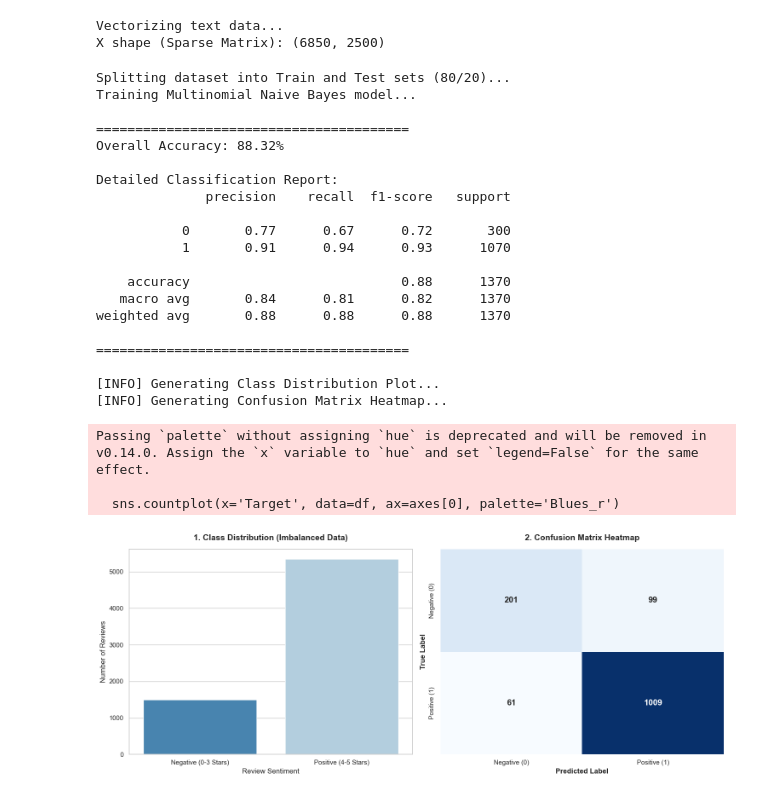
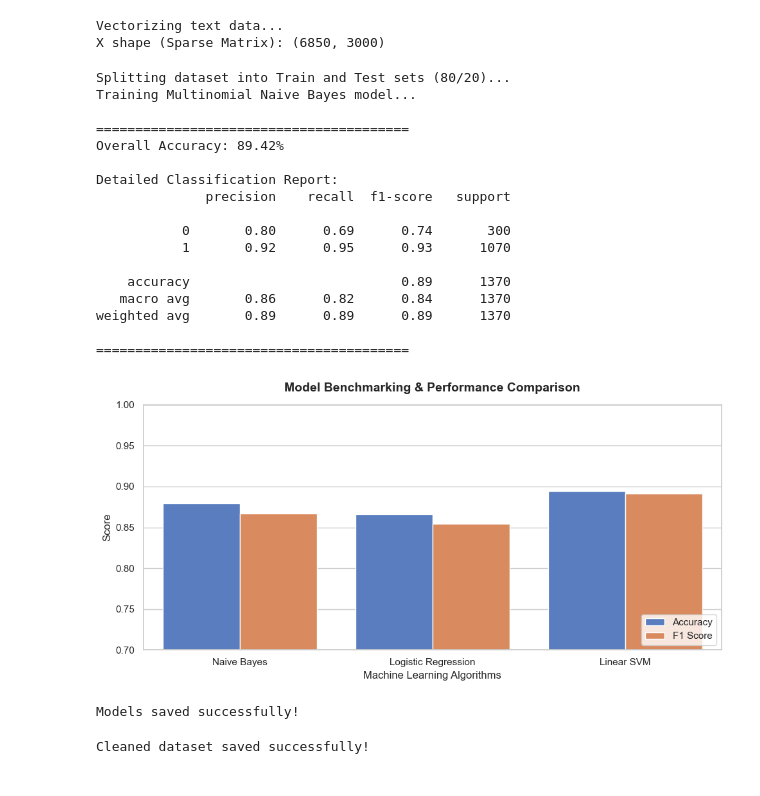
Before and after one commit to mainady187/Amazon-Reviews-2017, a Jupyter notebook: review.ipynb, the cells around one changed output. Drawn from its saved outputs; the diff is of its cells as text; code cells hidden in the pictures.

```diff
--- a/review.ipynb
+++ b/review.ipynb
@@ -32,18 +34,18 @@ Data loaded successfully. Shape: (6850, 8)
 | 3 | https://www.amazon.com/All-New-Am... | Five Stars | Love my Echo | Black | 10/19/2017 | Echo Dot | 5 | 1 |
 | 4 | https://www.amazon.com/All-New-Am... | Five Stars | Great device | Black | 9/17/2017 | Echo Dot | 5 | 1 |
 # %%
-def prepare_features(df: pd.DataFrame) -> Tuple[csr_matrix, pd.Series, CountVectorizer]:
+def prepare_features(df: pd.DataFrame) -> Tuple[csr_matrix, pd.Series, TfidfVectorizer]:
     print("Vectorizing text data...")
-    vectorizer = CountVectorizer(stop_words='english', max_features=2500)
+    tfidf = TfidfVectorizer(stop_words='english', max_features=3000, ngram_range=(1, 2))
 
-    X_vectorized = vectorizer.fit_transform(df['Review Text'])
+    X = tfidf.fit_transform(df['Review Text'])
     y = df['Target']
 
-    return X_vectorized, y, vectorizer
+    return X, y, tfidf
 
-X, y, text_vectorizer = prepare_features(processed_df)
+X, y, tfidf = prepare_features(processed_df)
 print(f"X shape (Sparse Matrix): {X.shape}")
 # %% [output]
 Vectorizing text data...
-X shape (Sparse Matrix): (6850, 2500)
+X shape (Sparse Matrix): (6850, 3000)
 # %%
@@ -74,51 +64,72 @@ def plot_project_visualizations(df: pd.DataFrame, y_test: pd.Series, y_pred: np.
     plt.tight_layout()
     plt.show()
 # %%
-def train_and_evaluate_model(X: csr_matrix, y: pd.Series, df_for_plotting: pd.DataFrame) -> None:
+def train_and_evaluate_model(df: pd.DataFrame) -> pd.DataFrame:
     print("Splitting dataset into Train and Test sets (80/20)...")
     X_train, X_test, y_train, y_test = train_test_split(
         X, y, test_size=0.2, random_state=42, stratify=y
     )
 
     print("Training Multinomial Naive Bayes model...")
-    model = MultinomialNB()
-    model.fit(X_train, y_train)
+    models = {
+        "Naive Bayes": MultinomialNB(),
+        "Logistic Regression": LogisticRegression(max_iter=1000, C=1.0),
+        "Linear SVM": LinearSVC(random_state=42)
+    }
+    results = []
+    trained_models = {}
+    for model_name, model in models.items():
 
-    y_pred = model.predict(X_test)
-    accuracy = accuracy_score(y_test, y_pred)
+        model.fit(X_train, y_train)
+
+        y_pred = model.predict(X_test)
+        accuracy = accuracy_score(y_test, y_pred)
+        f1 = f1_score(y_test, y_pred, average='weighted')
+        results.append({'Model': model_name, 'Accuracy': accuracy, 'F1 Score': f1})
+        trained_models[model_name] = model
 
     print("\n" + "="*40)
     print(f"Overall Accuracy: {accuracy * 100:.2f}%\n")
     print("Detailed Classification Report:")
     print(classification_report(y_test, y_pred))
     print("="*40 + "\n")
 
 
-    plot_project_visualizations(df_for_plotting, y_test, y_pred)
+    return pd.DataFrame(results), tfidf, trained_models["Linear SVM"]
 
-train_and_evaluate_model(X, y, processed_df)
+metrics_df, tfidf, final_model = train_and_evaluate_model(processed_df)
+
+plot_project_visualizations(metrics_df)
 # %% [output]
 Splitting dataset into Train and Test sets (80/20)...
 Training Multinomial Naive Bayes model...
 
 ========================================
-Overall Accuracy: 88.32%
+Overall Accuracy: 89.42%
 
 Detailed Classification Report:
               precision    recall  f1-score   support
 
-           0       0.77      0.67      0.72       300
-           1       0.91      0.94      0.93      1070
+           0       0.80      0.69      0.74       300
+           1       0.92      0.95      0.93      1070
 
-    accuracy                           0.88      1370
-   macro avg       0.84      0.81      0.82      1370
-weighted avg       0.88      0.88      0.88      1370
+    accuracy                           0.89      1370
+   macro avg       0.86      0.82      0.84      1370
+weighted avg       0.89      0.89      0.89      1370
 
 ========================================
-
-[INFO] Generating Class Distribution Plot...
-[INFO] Generating Confusion Matrix Heatmap...
-Passing `palette` without assigning `hue` is deprecated and will be removed in v0.14.0. Assign the `x` variable to `hue` and set `legend=False` for the same effect.
-
-  sns.countplot(x='Target', data=df, ax=axes[0], palette='Blues_r')
-[figure, old version]
+[figure, new version]
+# %%
+import joblib
+
+
+joblib.dump(tfidf, 'tfidf_vectorizer.pkl')
+joblib.dump(final_model, 'sentiment_model.pkl')
+print("Models saved successfully!")
+# %% [output]
+Models saved successfully!
+# %%
+processed_df.to_csv('cleaned_amazon_reviews.csv', index=False)
+print("Cleaned dataset saved successfully!")
+# %% [output]
+Cleaned dataset saved successfully!
```
Also changed, not shown: parts of 3 cells of this notebook, 1 other file.
